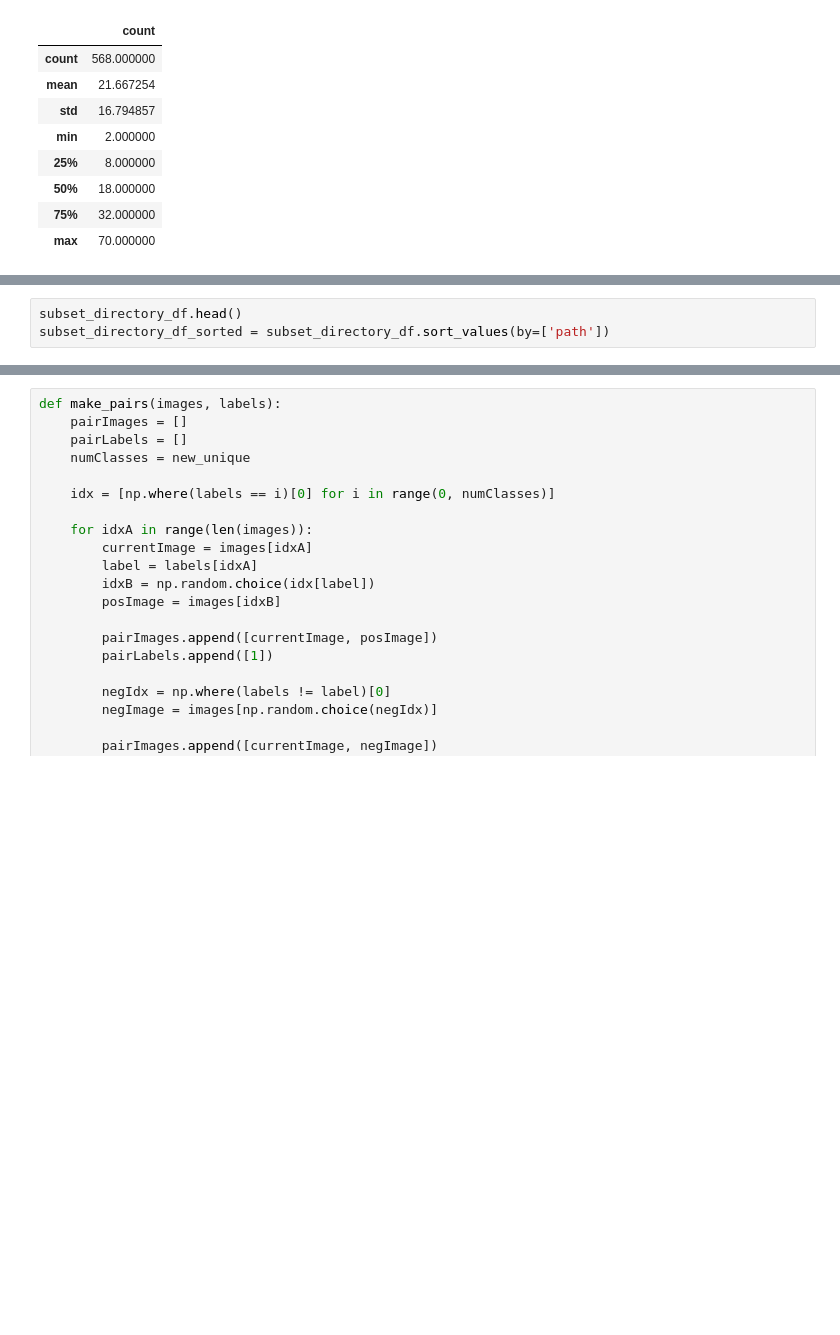
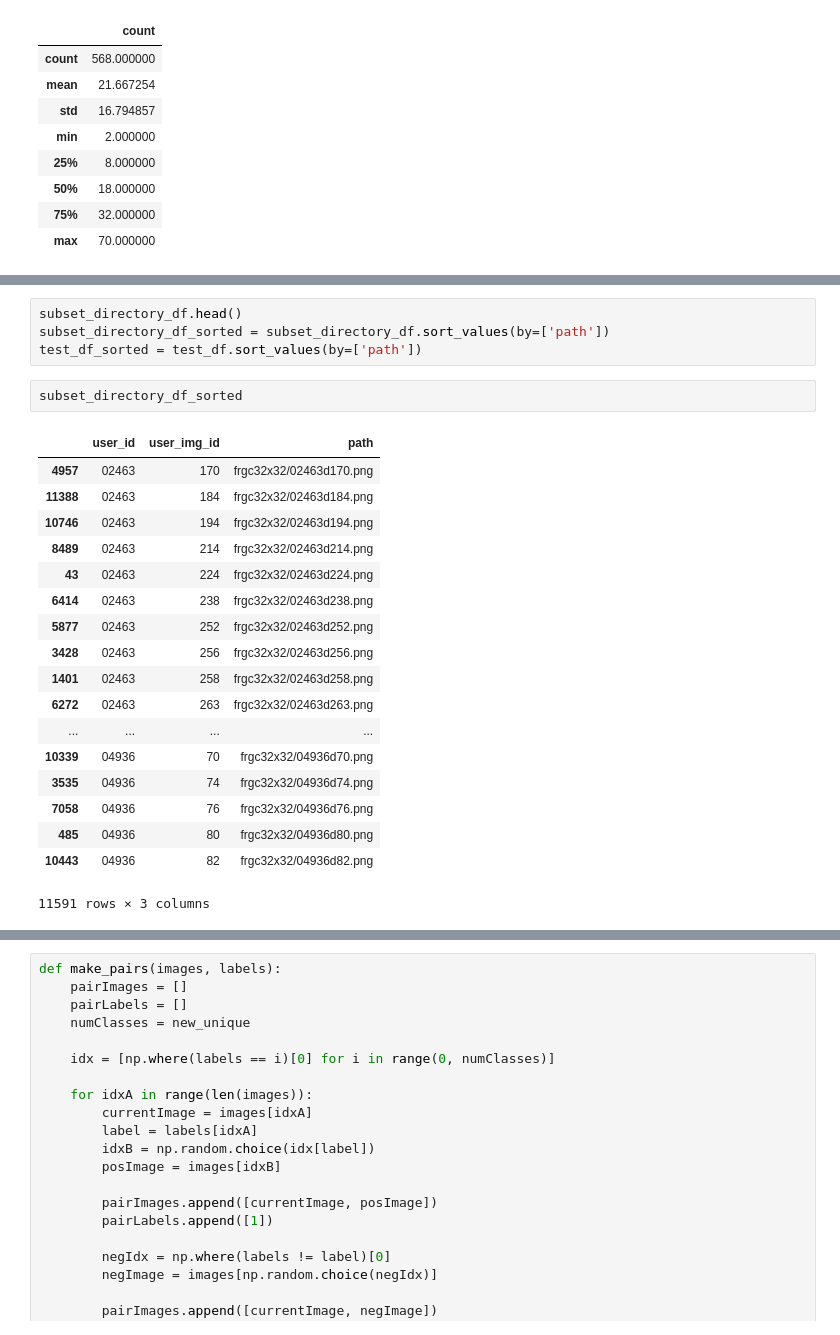
Before and after one commit to carolienbraams/Biometrics_group5, a Jupyter notebook: Case_Siamese_NN_Face_Recognition.ipynb, the cells around one changed output, grey strips where cells are left out. Drawn from its saved outputs; the diff is of its cells as text; blank space fills up the shorter version.

```diff
--- a/Case_Siamese_NN_Face_Recognition.ipynb
+++ b/Case_Siamese_NN_Face_Recognition.ipynb
@@ -108,3 +123,25 @@ There are 265/568 (46.65%) unique IDs remaining.
 # %%
 subset_directory_df.head()
 subset_directory_df_sorted = subset_directory_df.sort_values(by=['path'])
+test_df_sorted = test_df.sort_values(by=['path'])
+# %%
+subset_directory_df_sorted
+# %% [output]
+|  | user_id | user_img_id | path |
+| 4957 | 02463 | 170 | frgc32x32/02463d170.png |
+| 11388 | 02463 | 184 | frgc32x32/02463d184.png |
+| 10746 | 02463 | 194 | frgc32x32/02463d194.png |
+| 8489 | 02463 | 214 | frgc32x32/02463d214.png |
+| 43 | 02463 | 224 | frgc32x32/02463d224.png |
+| 6414 | 02463 | 238 | frgc32x32/02463d238.png |
+| 5877 | 02463 | 252 | frgc32x32/02463d252.png |
+| 3428 | 02463 | 256 | frgc32x32/02463d256.png |
+| 1401 | 02463 | 258 | frgc32x32/02463d258.png |
+| 6272 | 02463 | 263 | frgc32x32/02463d263.png |
+| ... | ... | ... | ... |
+| 10339 | 04936 | 70 | frgc32x32/04936d70.png |
+| 3535 | 04936 | 74 | frgc32x32/04936d74.png |
+| 7058 | 04936 | 76 | frgc32x32/04936d76.png |
+| 485 | 04936 | 80 | frgc32x32/04936d80.png |
+| 10443 | 04936 | 82 | frgc32x32/04936d82.png |
+11591 rows × 3 columns
```
Also changed, not shown: parts of 10 cells of this notebook, 1 other file.
